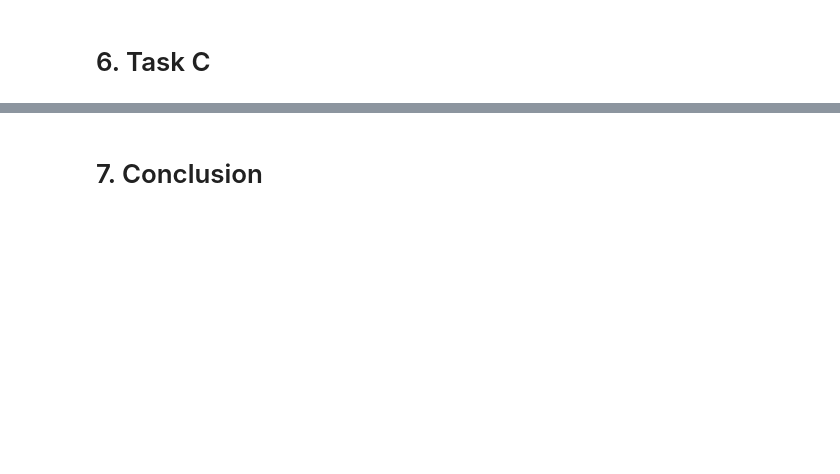
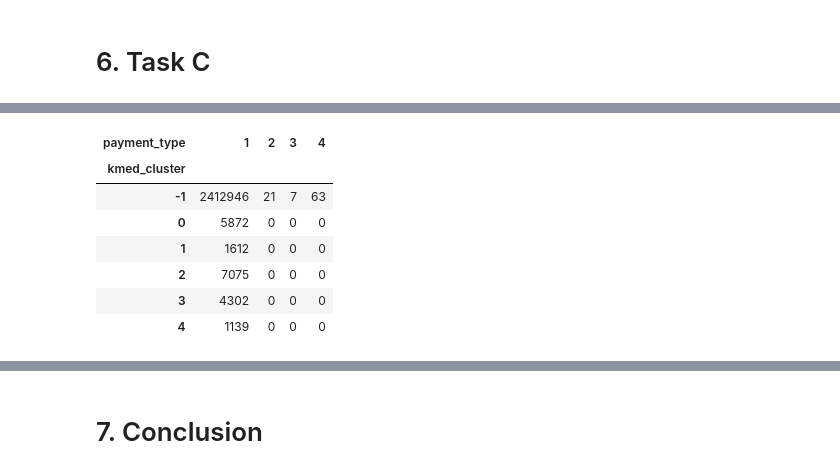
Before and after one commit to aprilgozib/machine_learning, a Jupyter notebook: notebooks/clustering_taxi.ipynb, the cells around one changed output, grey strips where cells are left out. Cells and saved outputs as stored; diff of their text form; code cells hidden in the pictures; blank space fills up the shorter version.

```diff
--- a/notebooks/clustering_taxi.ipynb
+++ b/notebooks/clustering_taxi.ipynb
@@ -437,0 +447,11 @@ Useful as comparison point for Task C (clustering vs supervised)
+# %%
+pd.crosstab(df['kmed_cluster'], df['payment_type'])
+# %% [output]
+| payment_type | 1 | 2 | 3 | 4 |
+| kmed_cluster |  |  |  |  |
+| -1 | 2412946 | 21 | 7 | 63 |
+| 0 | 5872 | 0 | 0 | 0 |
+| 1 | 1612 | 0 | 0 | 0 |
+| 2 | 7075 | 0 | 0 | 0 |
+| 3 | 4302 | 0 | 0 | 0 |
+| 4 | 1139 | 0 | 0 | 0 |
```
Also changed, not shown: parts of 4 cells of this notebook.
